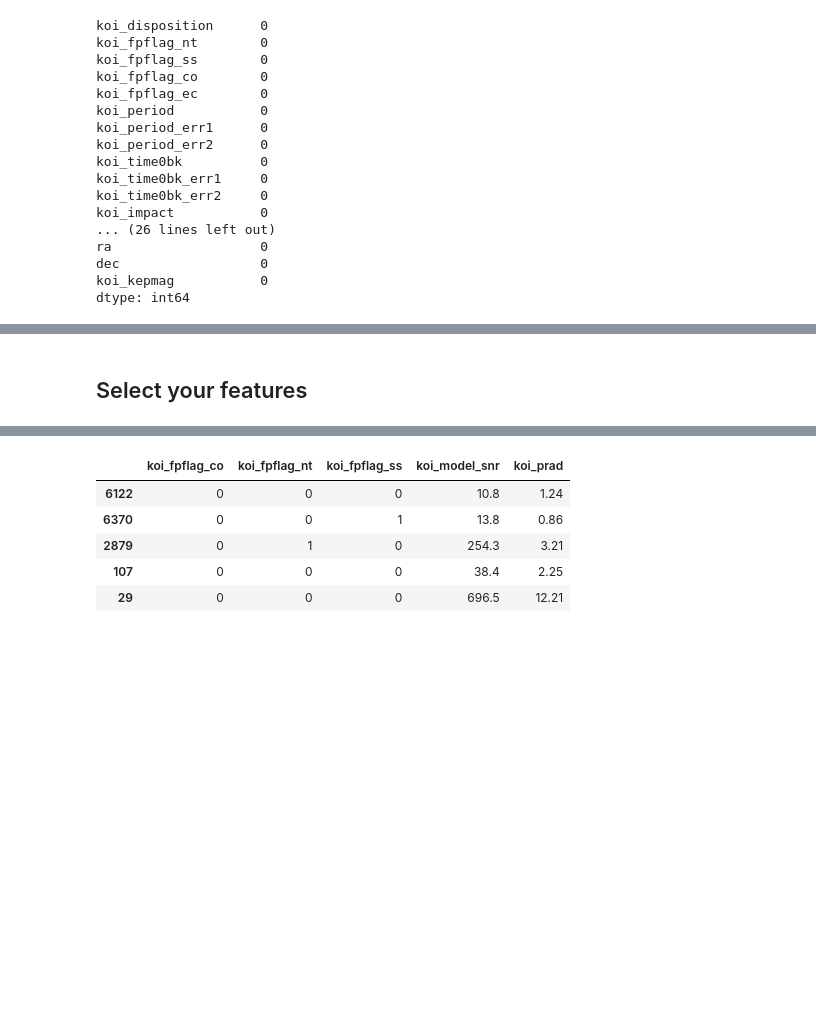
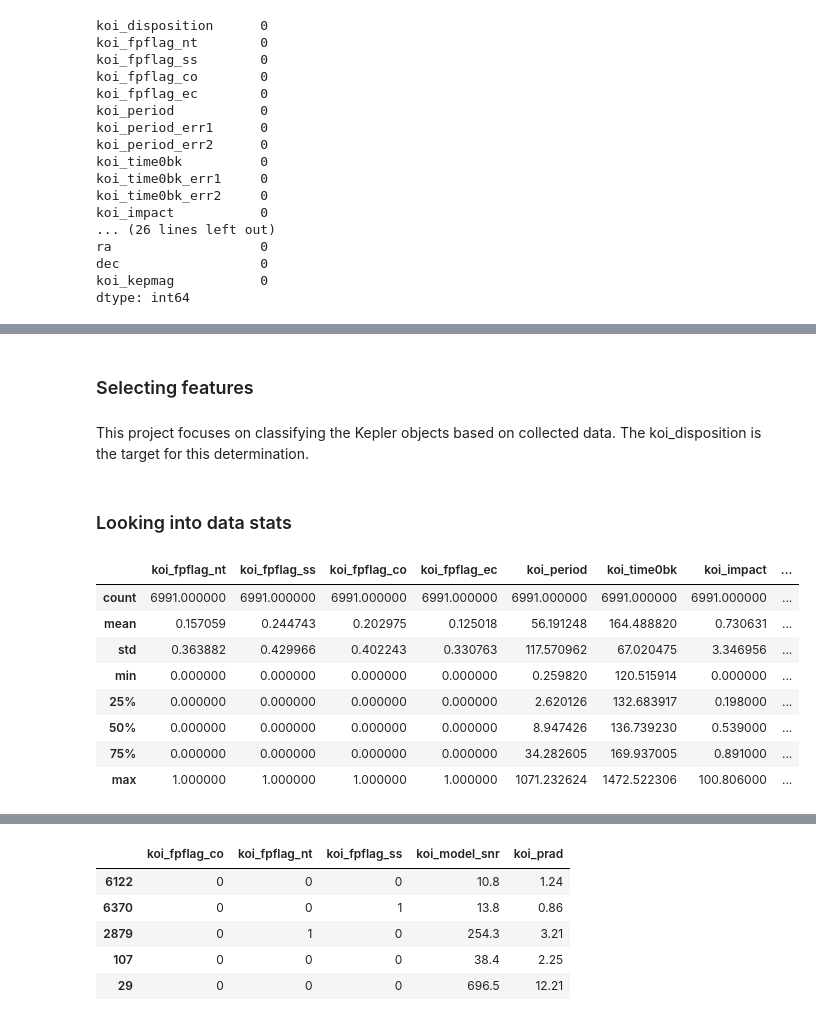
Before and after one commit to kasiakalemba/Machine-Learning-Basic-Skills, a Jupyter notebook: exoplanet_models.ipynb, the cells around one changed output, grey strips where cells are left out. Drawn from its saved outputs; the diff is of its cells as text; code cells hidden in the pictures; blank space fills up the shorter version.

```diff
--- a/exoplanet_models.ipynb
+++ b/exoplanet_models.ipynb
@@ -73,7 +98,24 @@ dtype: int64
 # %% [markdown]
-## Select your features
+### Selecting features
+# %% [markdown]
+This project focuses on classifying the Kepler objects based on collected data. The koi_disposition is the target for this determination.
 # %%
 # Set x as every column except koi_dis
 X = df.drop("koi_disposition", axis=1)
 # Set y to koi_dis
 y = df["koi_disposition"]
+# %% [markdown]
+### Looking into data stats
+# %%
+# Looking at the stats for the data
+X.describe()
+# %% [output]
+|  | koi_fpflag_nt | koi_fpflag_ss | koi_fpflag_co | koi_fpflag_ec | koi_period | koi_time0bk | koi_impact | ... |
+| count | 6991.000000 | 6991.000000 | 6991.000000 | 6991.000000 | 6991.000000 | 6991.000000 | 6991.000000 | ... |
+| mean | 0.157059 | 0.244743 | 0.202975 | 0.125018 | 56.191248 | 164.488820 | 0.730631 | ... |
+| std | 0.363882 | 0.429966 | 0.402243 | 0.330763 | 117.570962 | 67.020475 | 3.346956 | ... |
+| min | 0.000000 | 0.000000 | 0.000000 | 0.000000 | 0.259820 | 120.515914 | 0.000000 | ... |
+| 25% | 0.000000 | 0.000000 | 0.000000 | 0.000000 | 2.620126 | 132.683917 | 0.198000 | ... |
+| 50% | 0.000000 | 0.000000 | 0.000000 | 0.000000 | 8.947426 | 136.739230 | 0.539000 | ... |
+| 75% | 0.000000 | 0.000000 | 0.000000 | 0.000000 | 34.282605 | 169.937005 | 0.891000 | ... |
+| max | 1.000000 | 1.000000 | 1.000000 | 1.000000 | 1071.232624 | 1472.522306 | 100.806000 | ... |
```
Also changed, not shown: parts of 43 cells of this notebook, 1 other file.
